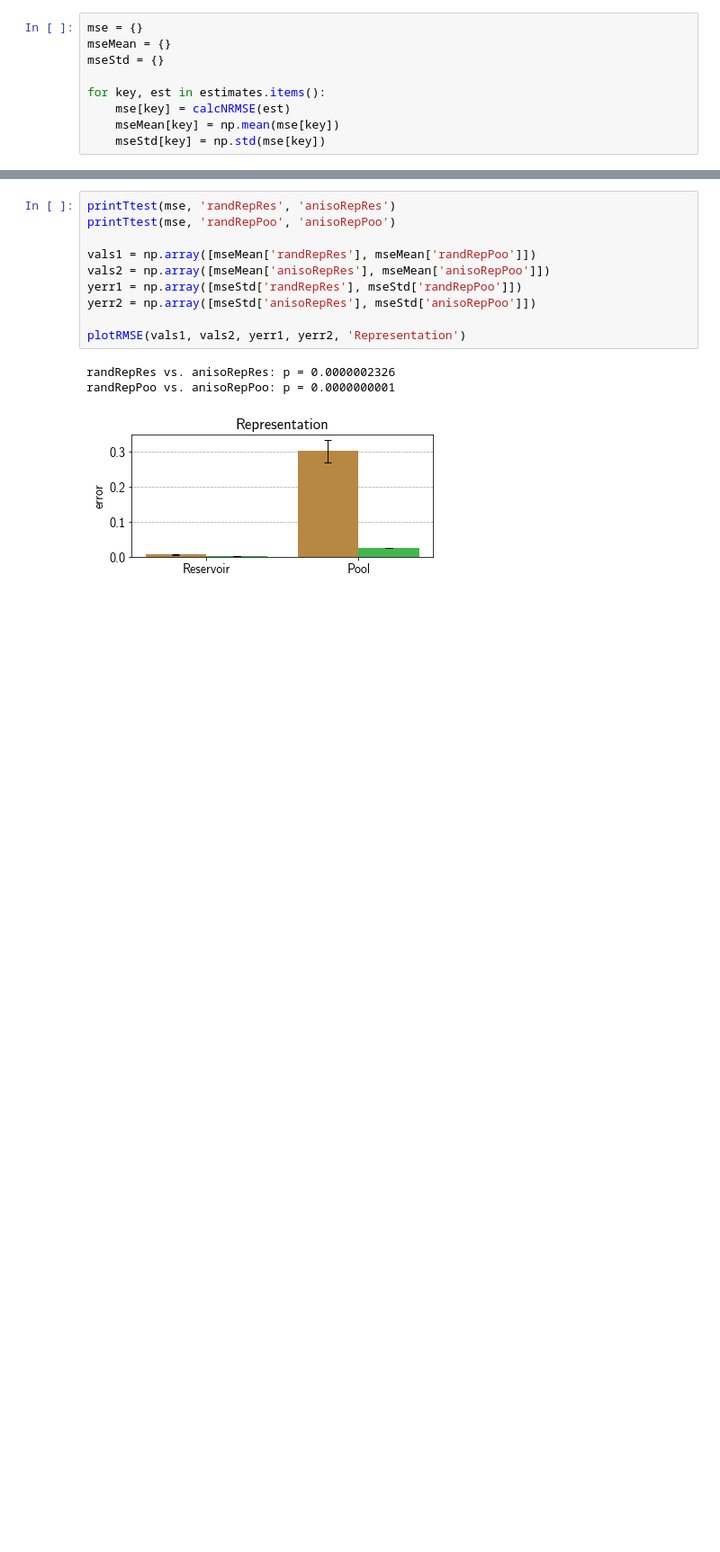
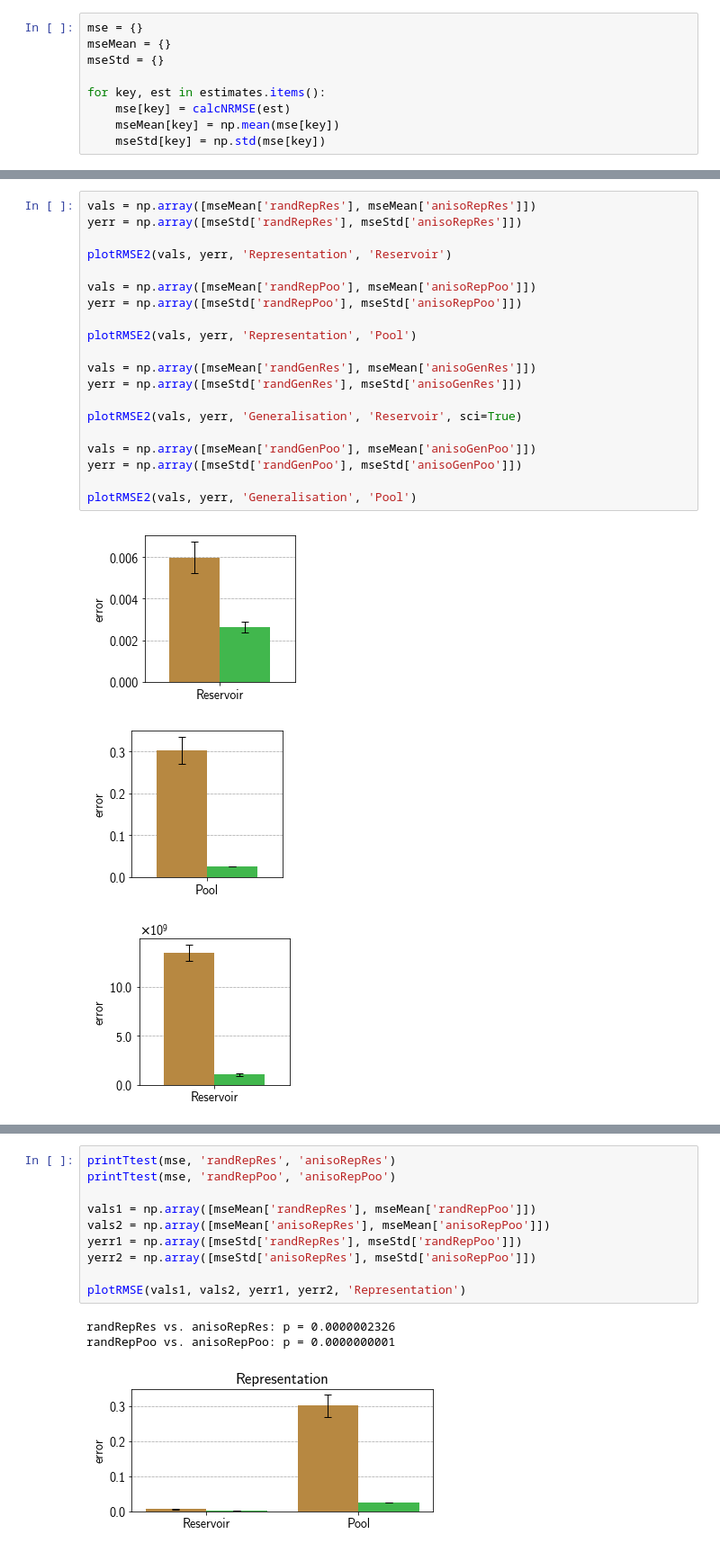
Before and after one commit to sagacitysite/pelenet, a Jupyter notebook: readout-learning_comparison.ipynb, the cells around one changed output, grey strips where cells are left out. Shown at 90% size. Drawn from its saved outputs; the diff is of its cells as text; blank space fills up the shorter version.

```diff
--- a/readout-learning_comparison.ipynb
+++ b/readout-learning_comparison.ipynb
@@ -366,0 +432,24 @@ plotRMSE2(vals, yerr, 'Generalisation', 'Pool')
+# %%
+vals = np.array([mseMean['randRepRes'], mseMean['anisoRepRes']])
+yerr = np.array([mseStd['randRepRes'], mseStd['anisoRepRes']])
+
+plotRMSE2(vals, yerr, 'Representation', 'Reservoir')
+
+vals = np.array([mseMean['randRepPoo'], mseMean['anisoRepPoo']])
+yerr = np.array([mseStd['randRepPoo'], mseStd['anisoRepPoo']])
+
+plotRMSE2(vals, yerr, 'Representation', 'Pool')
+
+vals = np.array([mseMean['randGenRes'], mseMean['anisoGenRes']])
+yerr = np.array([mseStd['randGenRes'], mseStd['anisoGenRes']])
+
+plotRMSE2(vals, yerr, 'Generalisation', 'Reservoir', sci=True)
+
+vals = np.array([mseMean['randGenPoo'], mseMean['anisoGenPoo']])
+yerr = np.array([mseStd['randGenPoo'], mseStd['anisoGenPoo']])
+
+plotRMSE2(vals, yerr, 'Generalisation', 'Pool')
+# %% [output]
+[figure, added]
+[figure, added]
+[figure, added]
```
Also changed, not shown: parts of 12 cells of this notebook, 4 other files.
